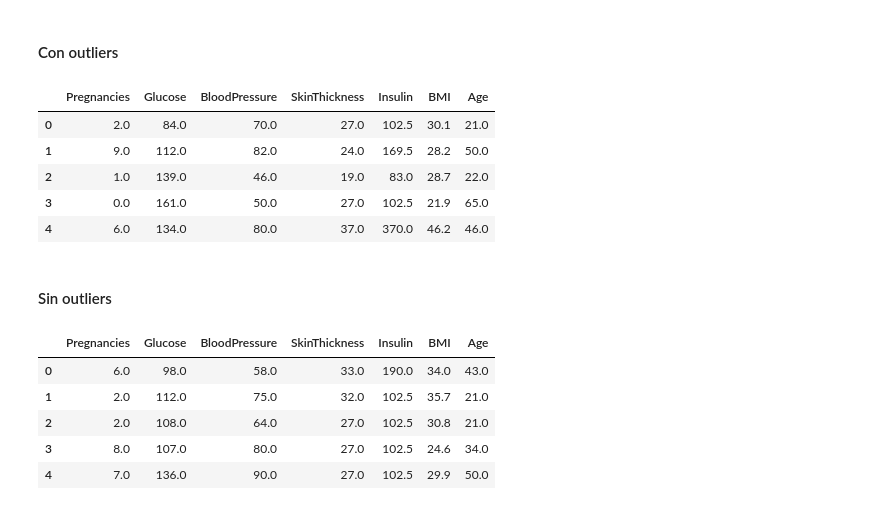
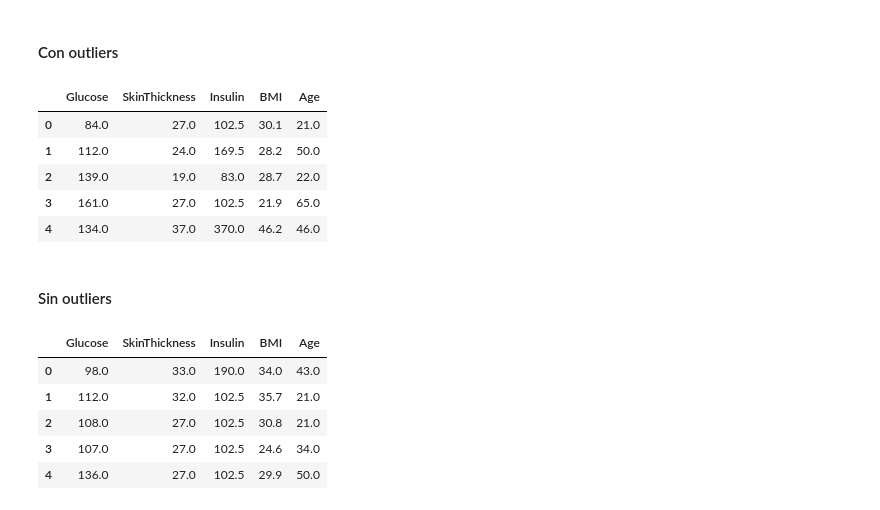
Before and after one commit to javier-senda/decision-tree, a Jupyter notebook: src/EDA.ipynb, the cells around one changed output. Drawn from its saved outputs; the diff is of its cells as text; code cells hidden in the pictures.

```diff
--- a/src/EDA.ipynb
+++ b/src/EDA.ipynb
@@ -262,33 +276,33 @@ y_test.to_excel("../data/processed/y_test.xlsx", index = False)
 # %% [markdown]
 #### Con outliers
 # %%
-selection_model_con_outliers = SelectKBest(k = 7)
+selection_model_con_outliers = SelectKBest(k = 5)
 selection_model_con_outliers.fit(X_train_con_outliers, y_train)
 
 selected_columns = X_train_con_outliers.columns[selection_model_con_outliers.get_support()]
 
 X_train_con_outliers_sel = pd.DataFrame(
     selection_model_con_outliers.transform(X_train_con_outliers),
     columns=selected_columns
 )
 
 X_test_con_outliers_sel = pd.DataFrame(
     selection_model_con_outliers.transform(X_test_con_outliers),
     columns=selected_columns
 )
 
 
-with open("../models/feature_selection_con_outliers_k_7.json", "w") as f:
+with open("../models/feature_selection_con_outliers_k_5.json", "w") as f:
     json.dump(X_train_con_outliers_sel.columns.tolist(), f)
 
 X_train_con_outliers_sel.head()
 # %% [output]
-|  | Pregnancies | Glucose | BloodPressure | SkinThickness | Insulin | BMI | Age |
-| 0 | 2.0 | 84.0 | 70.0 | 27.0 | 102.5 | 30.1 | 21.0 |
-| 1 | 9.0 | 112.0 | 82.0 | 24.0 | 169.5 | 28.2 | 50.0 |
-| 2 | 1.0 | 139.0 | 46.0 | 19.0 | 83.0 | 28.7 | 22.0 |
-| 3 | 0.0 | 161.0 | 50.0 | 27.0 | 102.5 | 21.9 | 65.0 |
-| 4 | 6.0 | 134.0 | 80.0 | 37.0 | 370.0 | 46.2 | 46.0 |
+|  | Glucose | SkinThickness | Insulin | BMI | Age |
+| 0 | 84.0 | 27.0 | 102.5 | 30.1 | 21.0 |
+| 1 | 112.0 | 24.0 | 169.5 | 28.2 | 50.0 |
+| 2 | 139.0 | 19.0 | 83.0 | 28.7 | 22.0 |
+| 3 | 161.0 | 27.0 | 102.5 | 21.9 | 65.0 |
+| 4 | 134.0 | 37.0 | 370.0 | 46.2 | 46.0 |
 # %%
 X_train_con_outliers_sel["Outcome"] = y_train.values
 X_test_con_outliers_sel["Outcome"] = y_test.values
@@ -298,33 +312,33 @@ X_test_con_outliers_sel.to_csv("../data/processed/clean_test_con_outliers.csv",
 # %% [markdown]
 #### Sin outliers
 # %%
-selection_model_con_outliers = SelectKBest(k = 7)
-selection_model_con_outliers.fit(X_train_sin_outliers, y_train)
+selection_model_sin_outliers = SelectKBest(k = 5)
+selection_model_sin_outliers.fit(X_train_sin_outliers, y_train)
 
-selected_columns = X_train_sin_outliers.columns[selection_model_con_outliers.get_support()]
+selected_columns = X_train_sin_outliers.columns[selection_model_sin_outliers.get_support()]
 
 X_train_sin_outliers_sel = pd.DataFrame(
-    selection_model_con_outliers.transform(X_train_sin_outliers),
+    selection_model_sin_outliers.transform(X_train_sin_outliers),
     columns=selected_columns
 )
 
 X_test_sin_outliers_sel = pd.DataFrame(
-    selection_model_con_outliers.transform(X_test_sin_outliers),
+    selection_model_sin_outliers.transform(X_test_sin_outliers),
     columns=selected_columns
 )
 
 
-with open("../models/feature_selection_sin_outliers_k_7.json", "w") as f:
-    json.dump(X_train_con_outliers_sel.columns.tolist(), f)
+with open("../models/feature_selection_sin_outliers_k_5.json", "w") as f:
+    json.dump(X_train_sin_outliers_sel.columns.tolist(), f)
 
 X_test_sin_outliers_sel.head()
 # %% [output]
-|  | Pregnancies | Glucose | BloodPressure | SkinThickness | Insulin | BMI | Age |
-| 0 | 6.0 | 98.0 | 58.0 | 33.0 | 190.0 | 34.0 | 43.0 |
-| 1 | 2.0 | 112.0 | 75.0 | 32.0 | 102.5 | 35.7 | 21.0 |
-| 2 | 2.0 | 108.0 | 64.0 | 27.0 | 102.5 | 30.8 | 21.0 |
-| 3 | 8.0 | 107.0 | 80.0 | 27.0 | 102.5 | 24.6 | 34.0 |
-| 4 | 7.0 | 136.0 | 90.0 | 27.0 | 102.5 | 29.9 | 50.0 |
+|  | Glucose | SkinThickness | Insulin | BMI | Age |
+| 0 | 98.0 | 33.0 | 190.0 | 34.0 | 43.0 |
+| 1 | 112.0 | 32.0 | 102.5 | 35.7 | 21.0 |
+| 2 | 108.0 | 27.0 | 102.5 | 30.8 | 21.0 |
+| 3 | 107.0 | 27.0 | 102.5 | 24.6 | 34.0 |
+| 4 | 136.0 | 27.0 | 102.5 | 29.9 | 50.0 |
 # %%
 X_train_sin_outliers_sel["Outcome"] = y_train.values
 X_test_sin_outliers_sel["Outcome"] = y_test.values
```
Also changed, not shown: parts of 4 cells of this notebook, 2 other files.
